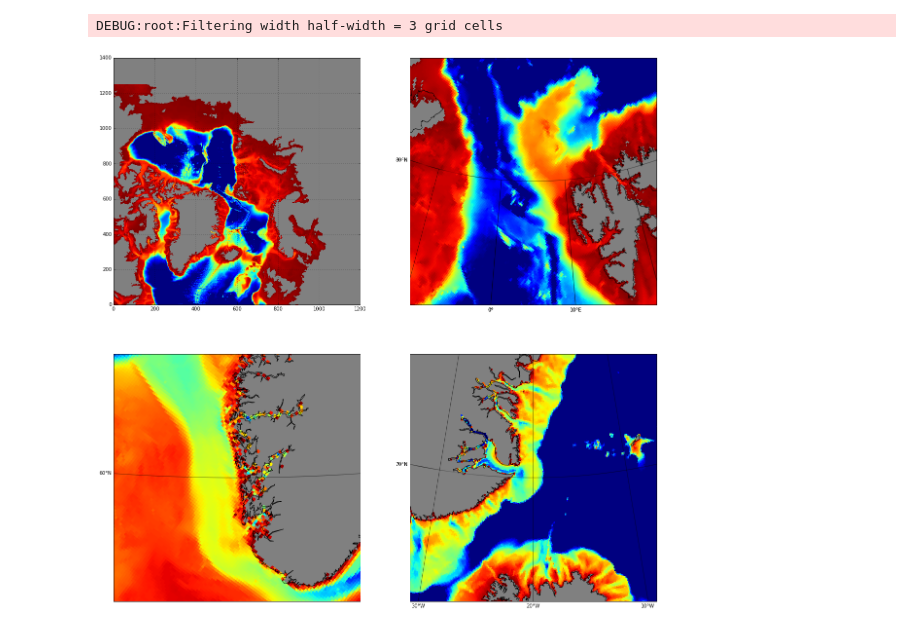
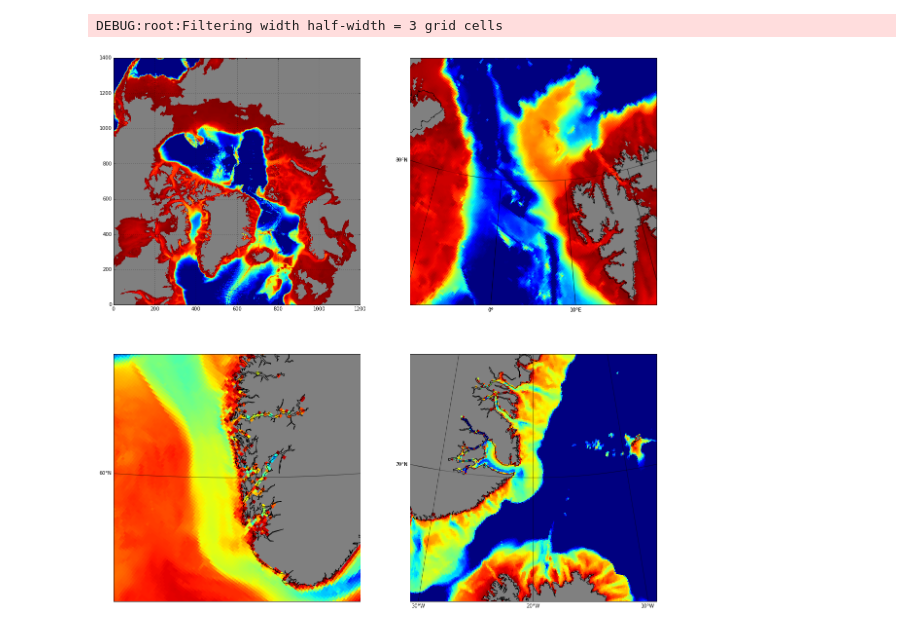
Before and after one commit to MostafaBakhoda/modeltools, a Jupyter notebook: grid+bathytest.ipynb, the cells around one changed output. Drawn from its saved outputs; the diff is of its cells as text; code cells hidden in the pictures.

```diff
--- a/grid+bathytest.ipynb
+++ b/grid+bathytest.ipynb
@@ -9,7 +9,7 @@ import modeltools.bathy
 import modeltools.hycom.io
 import numpy
 grid1=modeltools.grid.Proj4Grid("+proj=stere +lon_0=-32 +lat_0=90 +lat_ts=80 +ellps=sphere",
-                              -62,47.3,5500,5500,1050,1250)
+                              -68,44,5500,5500,1200,1400)
 figure=grid1.plotgrid(1.5)
 matplotlib.pyplot.show()
 
@@ -45,7 +39,7 @@ gebco = modeltools.bathy.GEBCO2014("/Users/knutal/Bathymetry/GEBCO/GEBCO_2014_2D
 lon,lat=grid1.pgrid()
 
 w2=gebco.regrid(lon,lat,width=grid1.dx)
-w2=numpy.ma.masked_where(w2>=0,w2)
+w2=numpy.ma.masked_where(w2>=modeltools.bathy.default_threshold,w2)
 
 
 
@@ -74,34 +68,34 @@ def plot_excerpt(lon,lat,w2) :
     ax.grid()
 
     ax=figure.add_subplot(222)
     m = Basemap(width=750000,height=750000,
                 resolution='i',projection='stere',\
                 lat_ts=80,lat_0=80,lon_0=5.)
     P=plot_map(ax,m,lon,lat,w2)
     P.set_clim(-3000,0)
 
 
 
     ax=figure.add_subplot(223)
     m = Basemap(width=500000,height=500000,
                 resolution='i',projection='stere',\
                 lat_ts=60,lat_0=60,lon_0=5.)
     P=plot_map(ax,m,lon,lat,w2)
     P.set_clim(-750,0)
 
     ax=figure.add_subplot(224)
     m = Basemap(width=1000000,height=1000000,
                 resolution='i',projection='stere',\
                 lat_ts=70,lat_0=70,lon_0=-20)
     P=plot_map(ax,m,lon,lat,w2)
     P.set_clim(-750,0)
 
     matplotlib.pyplot.show()
 
 plot_excerpt(lon,lat,w2)
 # %% [output]
 DEBUG:root:Filtering width half-width = 3 grid cells
-[figure, old version]
+[figure, new version]
 # %%
 print "PAss 1"
 w3=modeltools.bathy.remove_one_neighbour_cells(w2)
```
Also changed, not shown: parts of 5 cells of this notebook, 3 other files.
